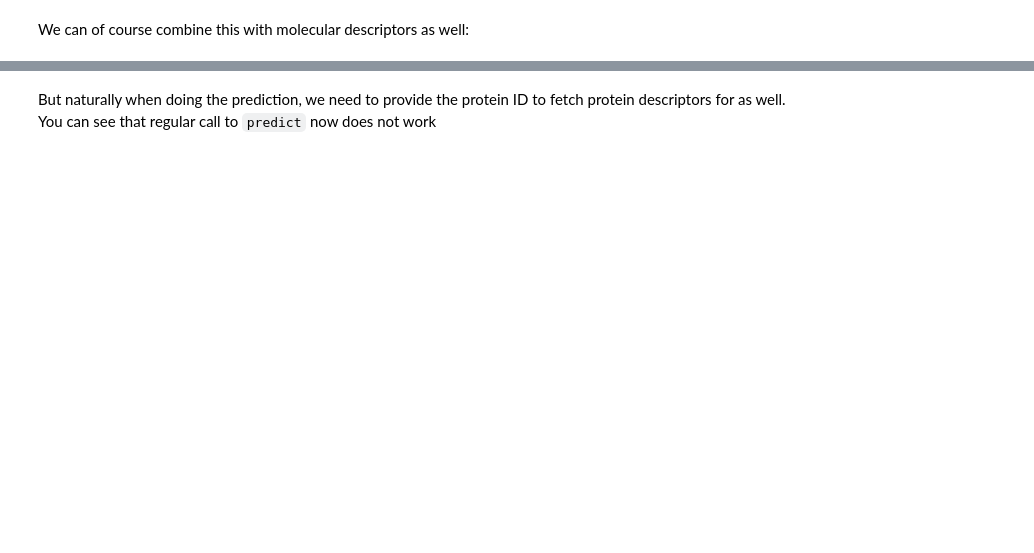
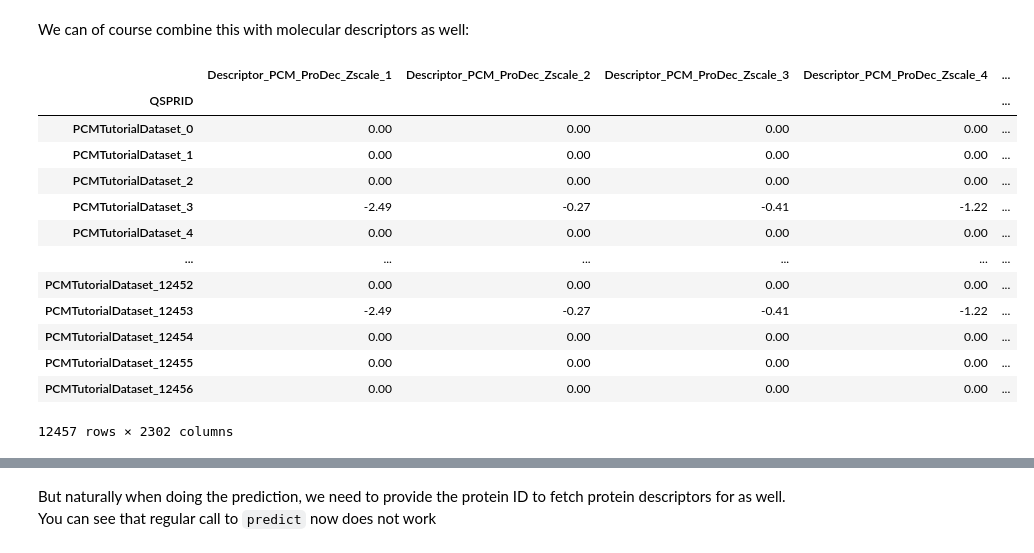
Before and after one commit to CDDLeiden/QSPRpred, a Jupyter notebook: tutorials/advanced/modelling/PCM_modelling.ipynb, the cells around one changed output, grey strips where cells are left out. Saved outputs shown, nothing was run; the diff lists cells and outputs as text; code cells hidden in the pictures; blank space fills up the shorter version.

```diff
--- a/tutorials/advanced/modelling/PCM_modelling.ipynb
+++ b/tutorials/advanced/modelling/PCM_modelling.ipynb
@@ -121,10 +121,9 @@ dataset = PCMDataSet.fromMolTable(
     name=dataset.name,
     protein_col="accession",
     protein_seq_provider=sequence_provider,
-    store_dir=dataset.outDir,
-    target_props=dataset.targetProperties
+    store_dir=dataset.storeDir,
+    target_props=[{"name": "pchembl_value_Mean", "task": "REGRESSION"}]
 )
-dataset
 # %% [markdown]
 `PCMDataset` knows how to connect accession keys to sequences thanks to `proteinCol` and `proteinSeqProvider`, and it will automatically create a multiple sequence alignment (MSA) for us when calculating protein descriptors, which is facilitated through the `addProteinDescriptors` method and a `ProteinDescriptorCalculator`:
 # %%
@@ -144,10 +158,25 @@ dataset.getDescriptors()
 # %% [markdown]
 We can of course combine this with molecular descriptors as well:
 # %%
-from qsprpred.data.utils.descriptorsets import RDKitDescs
+from qsprpred.data.utils.descriptorsets import FingerprintSet
 from qsprpred.data.utils.descriptorcalculator import MoleculeDescriptorsCalculator
 
 dataset.nJobs = 12 # speeding things up a little
-calc = MoleculeDescriptorsCalculator(desc_sets=[RDKitDescs()])
+calc = MoleculeDescriptorsCalculator(desc_sets=[FingerprintSet(fingerprint_type="MorganFP", radius=2, nBits=1024)])
 dataset.addDescriptors(calc)
 dataset.getDescriptors()
+# %% [output]
+|  | Descriptor_PCM_ProDec_Zscale_1 | Descriptor_PCM_ProDec_Zscale_2 | Descriptor_PCM_ProDec_Zscale_3 | Descriptor_PCM_ProDec_Zscale_4 | ... |
+| QSPRID |  |  |  |  | ... |
+| PCMTutorialDataset_0 | 0.00 | 0.00 | 0.00 | 0.00 | ... |
+| PCMTutorialDataset_1 | 0.00 | 0.00 | 0.00 | 0.00 | ... |
+| PCMTutorialDataset_2 | 0.00 | 0.00 | 0.00 | 0.00 | ... |
+| PCMTutorialDataset_3 | -2.49 | -0.27 | -0.41 | -1.22 | ... |
+| PCMTutorialDataset_4 | 0.00 | 0.00 | 0.00 | 0.00 | ... |
+| ... | ... | ... | ... | ... | ... |
+| PCMTutorialDataset_12452 | 0.00 | 0.00 | 0.00 | 0.00 | ... |
+| PCMTutorialDataset_12453 | -2.49 | -0.27 | -0.41 | -1.22 | ... |
+| PCMTutorialDataset_12454 | 0.00 | 0.00 | 0.00 | 0.00 | ... |
+| PCMTutorialDataset_12455 | 0.00 | 0.00 | 0.00 | 0.00 | ... |
+| PCMTutorialDataset_12456 | 0.00 | 0.00 | 0.00 | 0.00 | ... |
+12457 rows × 2302 columns
```
Also changed, not shown: parts of 19 cells of this notebook, 1 other file.
